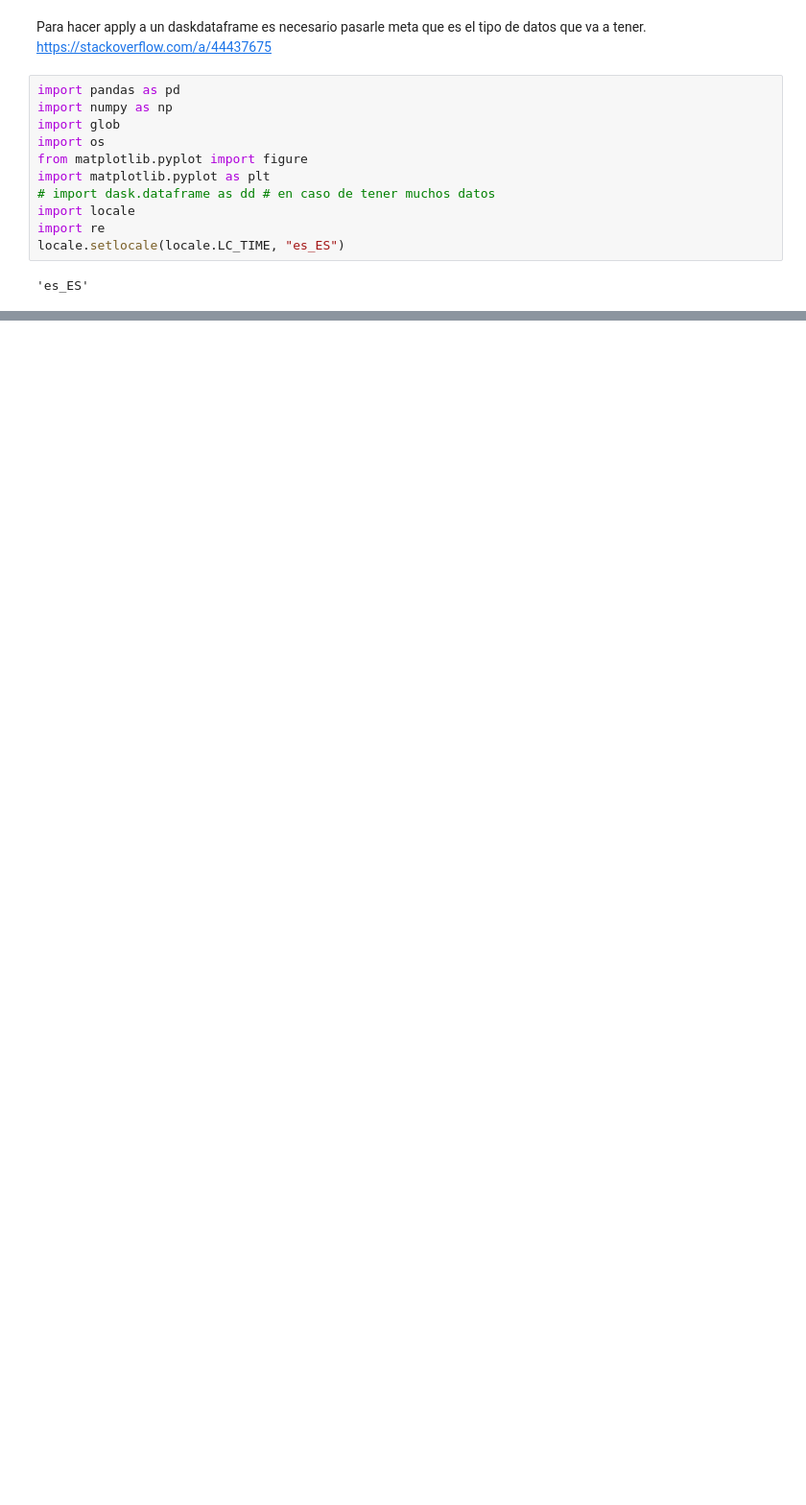
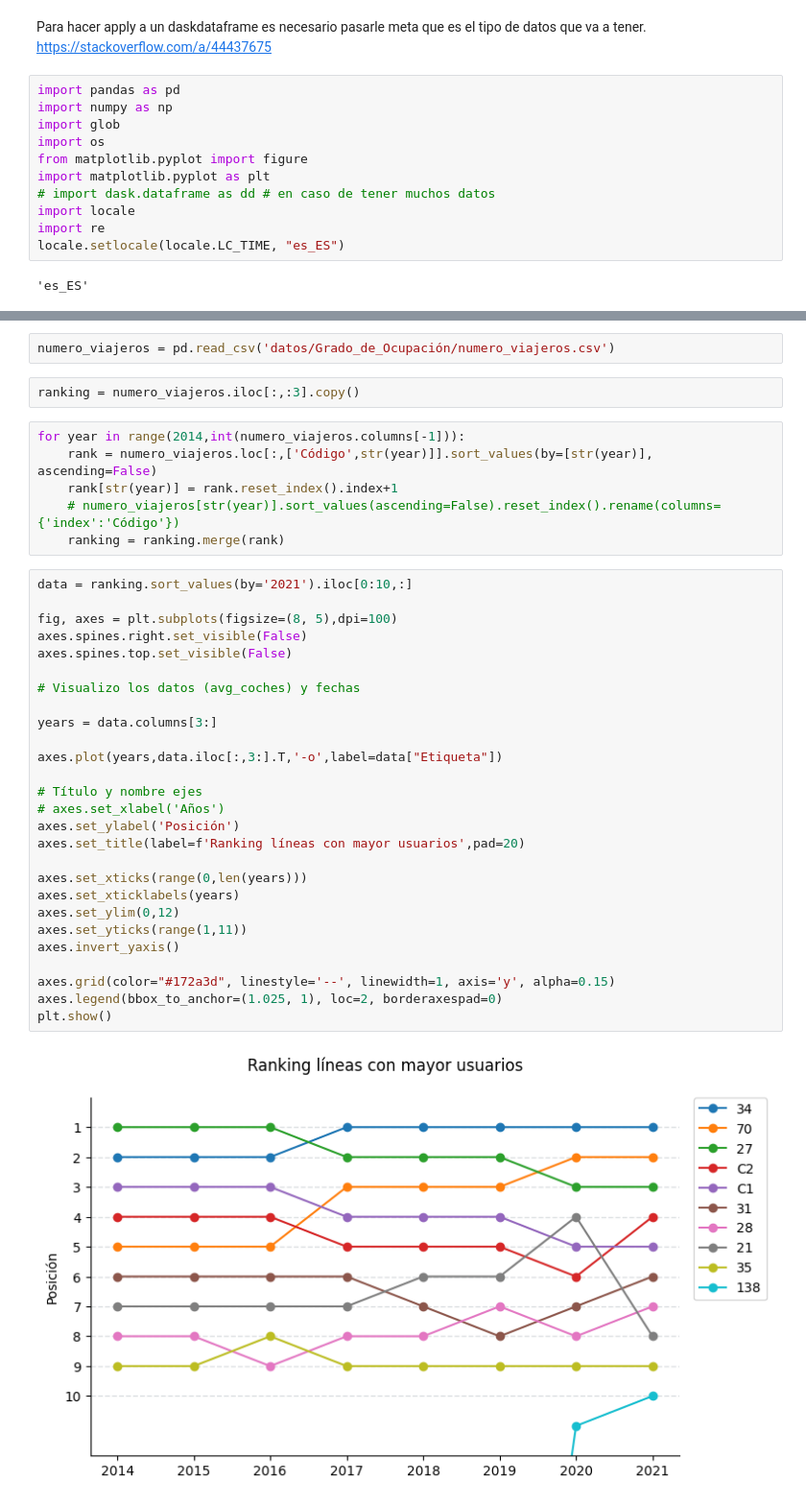
Before and after one commit to nacholopex/emt_madrid, a Jupyter notebook: 2022_emt_evolucion.ipynb, the cells around one changed output, grey strips where cells are left out. Shown at 96% size. Saved outputs shown, nothing was run; the diff lists cells and outputs as text; blank space fills up the shorter version.

```diff
--- a/2022_emt_evolucion.ipynb
+++ b/2022_emt_evolucion.ipynb
@@ -332,0 +295,39 @@ pd.DataFrame(columns=['LineaFranja','CochesActual','CochesAnt','FechaActual','Fe
+# %%
+numero_viajeros = pd.read_csv('datos/Grado_de_Ocupación/numero_viajeros.csv')
+# %%
+ranking = numero_viajeros.iloc[:,:3].copy()
+# %%
+for year in range(2014,int(numero_viajeros.columns[-1])):
+    rank = numero_viajeros.loc[:,['Código',str(year)]].sort_values(by=[str(year)], ascending=False)
+    rank[str(year)] = rank.reset_index().index+1
+    # numero_viajeros[str(year)].sort_values(ascending=False).reset_index().rename(columns={'index':'Código'})
+    ranking = ranking.merge(rank)
+# %%
+data = ranking.sort_values(by='2021').iloc[0:10,:]
+
+fig, axes = plt.subplots(figsize=(8, 5),dpi=100)
+axes.spines.right.set_visible(False)
+axes.spines.top.set_visible(False)
+
+# Visualizo los datos (avg_coches) y fechas
+
+years = data.columns[3:]
+
+axes.plot(years,data.iloc[:,3:].T,'-o',label=data["Etiqueta"])
+
+# Título y nombre ejes
+# axes.set_xlabel('Años')
+axes.set_ylabel('Posición')
+axes.set_title(label=f'Ranking líneas con mayor usuarios',pad=20)
+
+axes.set_xticks(range(0,len(years)))
+axes.set_xticklabels(years)
+axes.set_ylim(0,12)
+axes.set_yticks(range(1,11))
+axes.invert_yaxis()
+
+axes.grid(color="#172a3d", linestyle='--', linewidth=1, axis='y', alpha=0.15)
+axes.legend(bbox_to_anchor=(1.025, 1), loc=2, borderaxespad=0)
+plt.show()
+# %% [output]
+[figure, added]
```
Also changed, not shown: parts of 55 cells of this notebook.
